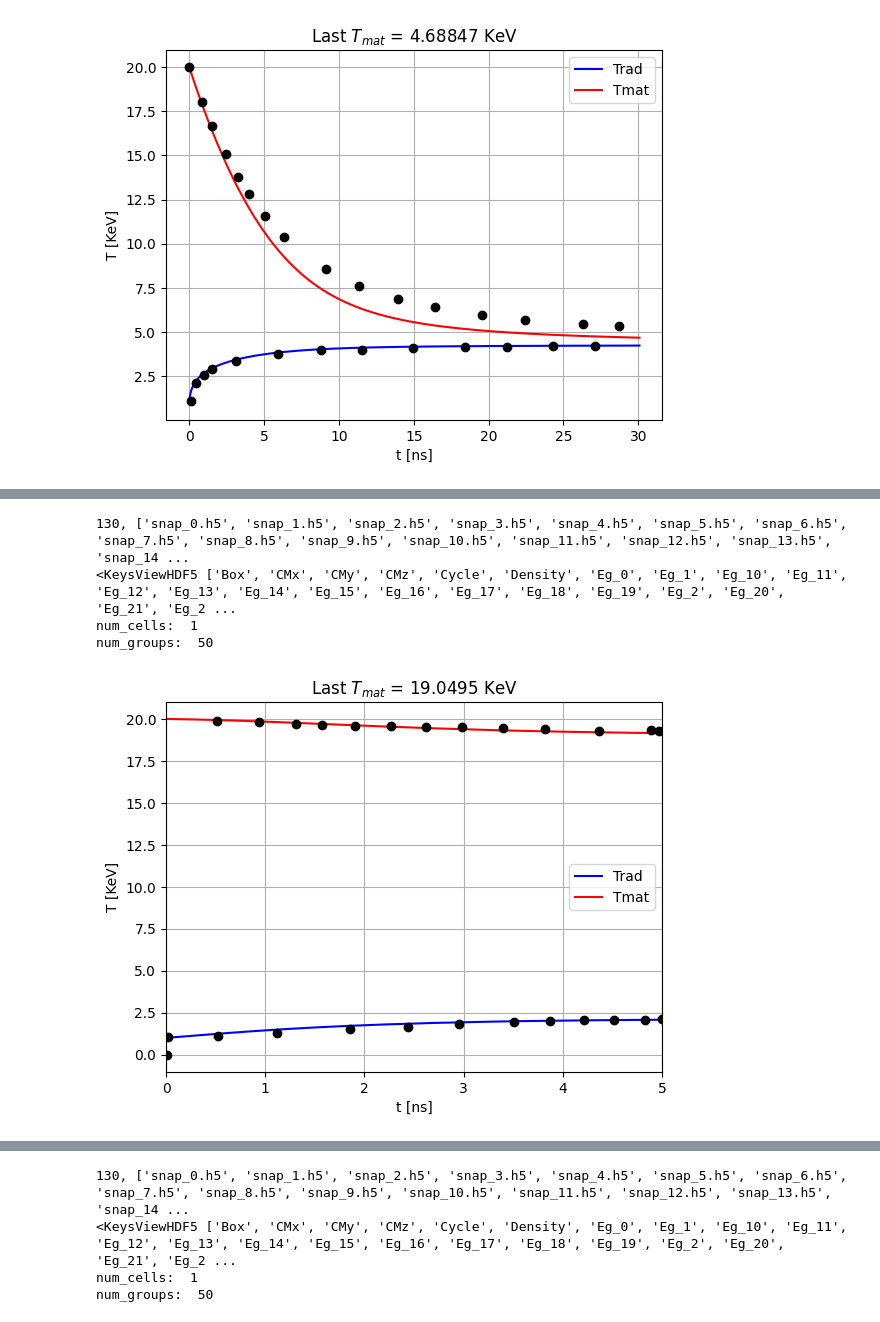
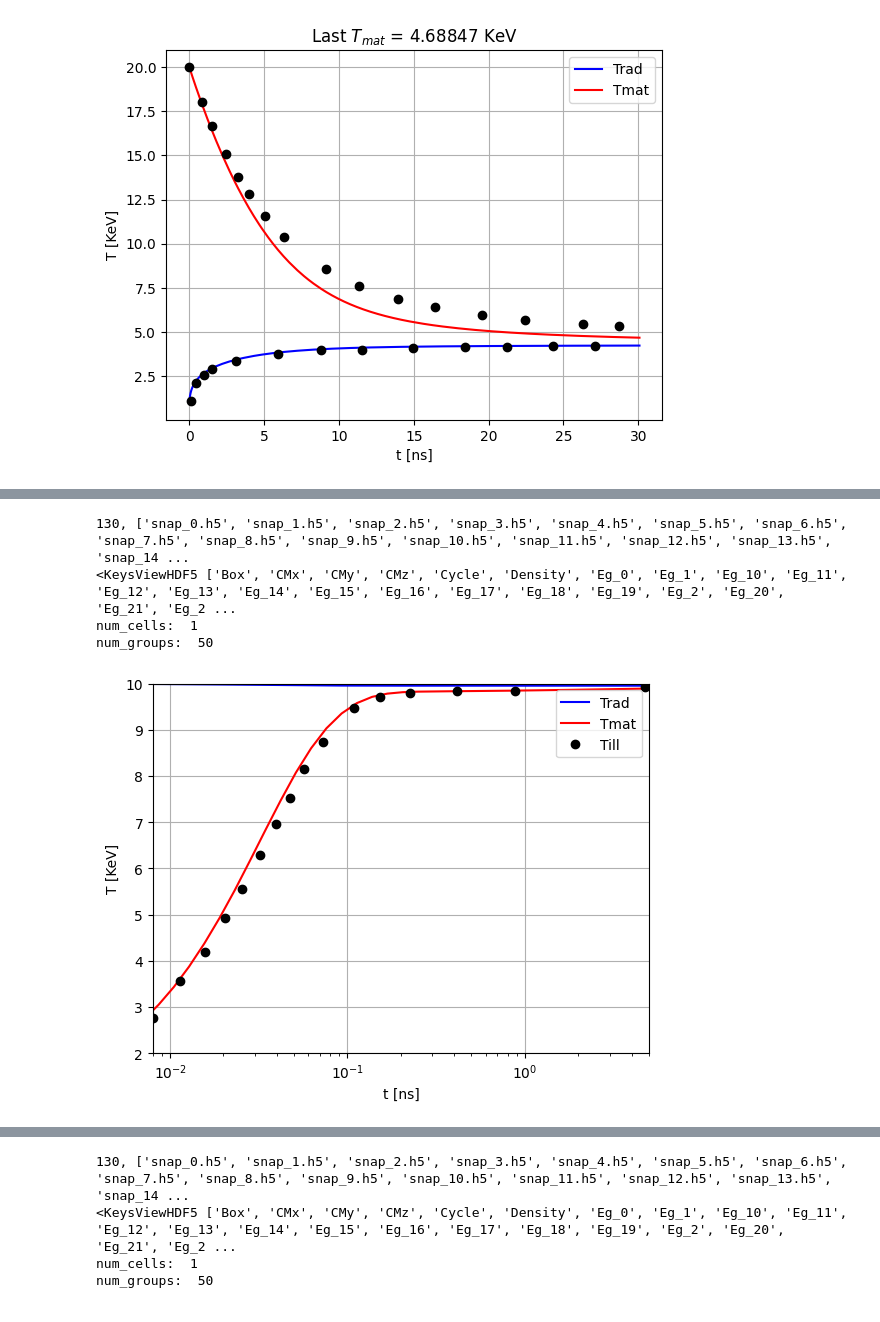
Before and after one commit to eladtan/RICH_temp, a Jupyter notebook: analysis_files/equilibration.ipynb, the cells around one changed output, grey strips where cells are left out. Cells and saved outputs as stored; diff of their text form; code cells hidden in the pictures.

```diff
--- a/analysis_files/equilibration.ipynb
+++ b/analysis_files/equilibration.ipynb
@@ -4,6 +4,9 @@ from matplotlib import pyplot as plt
 import os
 from os import path
 import h5py
+# %%
+dir_figs = "equilibration"
+os.makedirs(dir_figs, exist_ok=True)
 # %%
 output_files_path = "/home/itamarg/workspace/RICH/output/Winslow"
 path_to_initial_snap = path.join(output_files_path, f"snap_{0}.h5")
@@ -143,5 +220,5 @@ num_groups:  50
 # %%
-output_files_path = "/home/itamarg/workspace/RICH/output/Winslow_only_compton"
+output_files_path = "/home/itamarg/workspace/RICH/output/Till"
 path_to_initial_snap = path.join(output_files_path, f"snap_{0}.h5")
 
 snaps = [file for file in os.listdir(output_files_path) if file.endswith(".h5") and file.startswith("snap")]
@@ -173,39 +250,41 @@ kev_to_kelvin = kev / boltzmann_constant
 
 Erad = np.ndarray(shape=num_of_snaps)
 Trad = np.ndarray(shape=num_of_snaps)
 Tmat = np.ndarray(shape=num_of_snaps)
 time = np.ndarray(shape=num_of_snaps)
 
 for i in range(num_of_snaps):
     path_to_snap =  path.join(output_files_path, snaps[i])
     with h5py.File(path_to_snap) as h5_file:
         Tmat[i] = h5_file["Temperature"][0]
         Erad[i] = h5_file["Erad"][0]
         Trad[i] = (Erad[i] / radiation_constant)**0.25
         time[i] = h5_file["Time"][0]
 
 plt.plot(time/1e-9, Trad/kev_to_kelvin, '-b', label="Trad")
 plt.plot(time/1e-9, Tmat/kev_to_kelvin, '-r', label="Tmat")
 plt.grid()
 plt.xlabel("t [ns]")
 plt.ylabel("T [KeV]")
-plt.legend(loc="best")
-plt.title(f"Last $T_{{mat}}$ = {Tmat[-1]/kev_to_kelvin:g} KeV")
-Trad_sample = np.loadtxt(path.join("../compton_data", "Winslow_Trad_only_compton.txt"), delimiter=",")
-Tmat_sample = np.loadtxt(path.join("../compton_data", "Winslow_Tmat_only_compton.txt"), delimiter=",")
+# plt.title(f"Last $T_{{mat}}$ = {Tmat[-1]/kev_to_kelvin:g} KeV")
+# Trad_sample = np.loadtxt(path.join("../compton_data", "Winslow_Trad_only_compton.txt"), delimiter=",")
+Tmat_sample = np.loadtxt(path.join("../compton_data", "Till_Tmat.txt"), delimiter=",")
 # Trad_sample_winslow = np.loadtxt(path.join("../compton_data", "Winslow_Trad.txt"), delimiter=",")
 # Tmat_sample_winslow = np.loadtxt(path.join("../compton_data", "Winslow_Tmat.txt"), delimiter=",")
-plt.plot(Trad_sample[:,0]/1e-9, Trad_sample[:,1], "o", c='k', label="Till Trad")
-plt.plot(Tmat_sample[:,0]/1e-9, Tmat_sample[:,1], "o", c='k', label="Till Tmat")
+# plt.plot(Trad_sample[:,0]/1e-9, Trad_sample[:,1], "o", c='k', label="Till Trad")
+plt.plot(Tmat_sample[:,0]/1e-9, Tmat_sample[:,1], "o", c='k', label="Till")
 # plt.plot(Tmat_sample_winslow[:,0]/1e-9, Tmat_sample_winslow[:,1], "+", c='g', label="Winslow Tmat")
 # plt.plot(Trad_sample_winslow[:,0]/1e-9, Trad_sample_winslow[:,1], "+", c='g', label="Winslow Trad")
-# plt.xscale("symlog")
-plt.xlim(0., 5)
+plt.xscale("log")
+plt.xlim(8e-3, 5)
+plt.ylim(2, 10)
+plt.legend(loc="best")
+plt.savefig(os.path.join(dir_figs, "Till.png"))
 plt.show()
 plt.close()
 # %% [output]
 130, ['snap_0.h5', 'snap_1.h5', 'snap_2.h5', 'snap_3.h5', 'snap_4.h5', 'snap_5.h5', 'snap_6.h5', 'snap_7.h5', 'snap_8.h5', 'snap_9.h5', 'snap_10.h5', 'snap_11.h5', 'snap_12.h5', 'snap_13.h5', 'snap_14 ...
 <KeysViewHDF5 ['Box', 'CMx', 'CMy', 'CMz', 'Cycle', 'Density', 'Eg_0', 'Eg_1', 'Eg_10', 'Eg_11', 'Eg_12', 'Eg_13', 'Eg_14', 'Eg_15', 'Eg_16', 'Eg_17', 'Eg_18', 'Eg_19', 'Eg_2', 'Eg_20', 'Eg_21', 'Eg_2 ...
 num_cells:  1
 num_groups:  50
-[figure, old version]
+[figure, new version]
```
Also changed, not shown: parts of 4 cells of this notebook.
